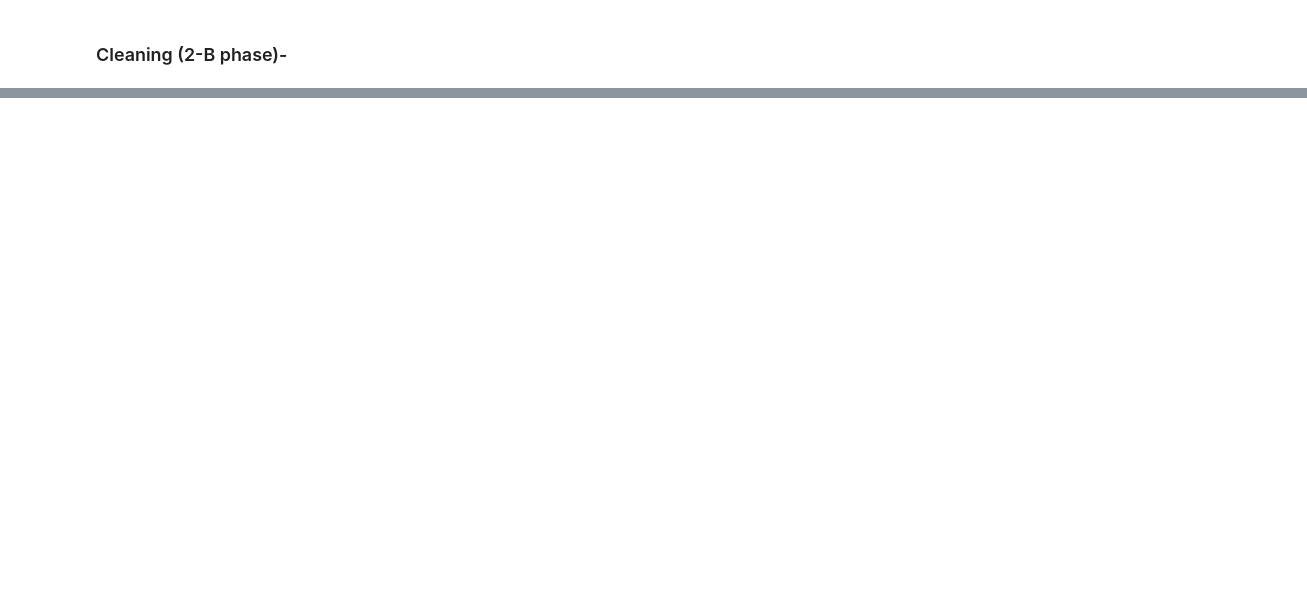
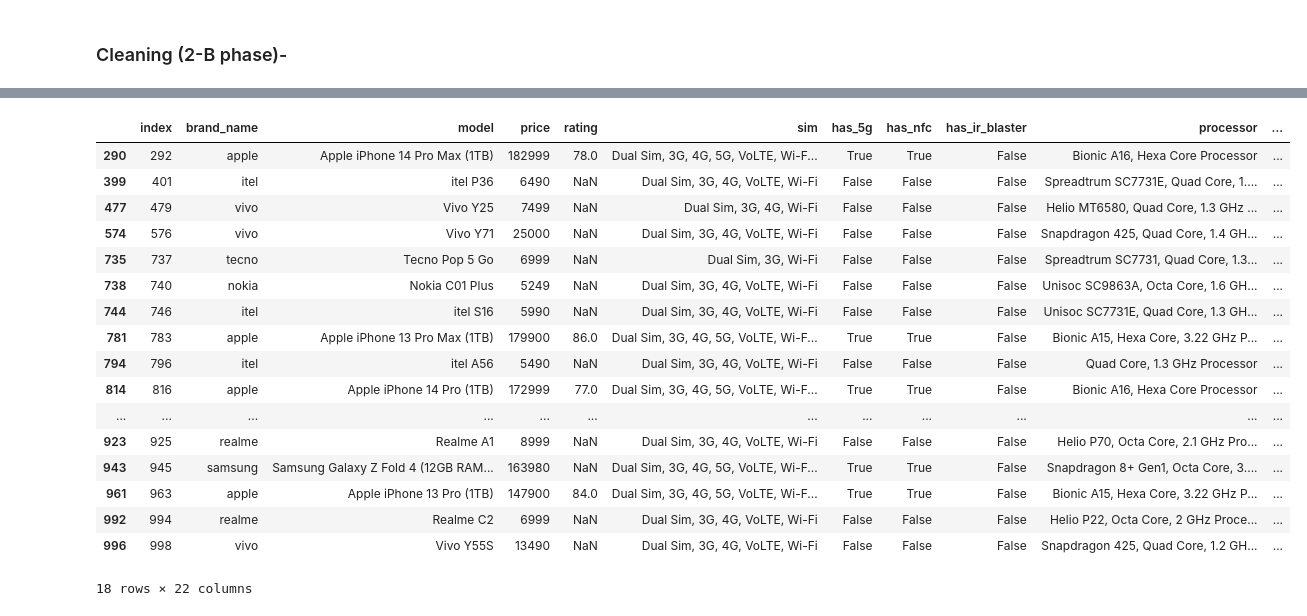
Before and after one commit to white-arrow10/smartphones, a Jupyter notebook: data_cleaning.ipynb, the cells around one changed output, grey strips where cells are left out. Drawn from its saved outputs; the diff is of its cells as text; code cells hidden in the pictures; blank space fills up the shorter version.

```diff
--- a/data_cleaning.ipynb
+++ b/data_cleaning.ipynb
@@ -1389,0 +1494,4 @@ df1.sample(2)
+# %%
+df1.loc[[439,762],['ram_capacity']] = [4.0,4.0]
+# %%
+df1.loc[483,['ram_capacity','internal_memory']] = [12.0,'512']
@@ -1389,0 +1506,2 @@ df1.sample(2)
+# %%
+df1.drop([486,627], inplace = True)
@@ -1389,0 +1513,2 @@ df1.sample(2)
+# %%
+df1['internal_memory'] = df1['internal_memory'].astype(float)
@@ -1389,0 +1534,22 @@ df1.sample(2)
+# %%
+df1[df1['internal_memory'] < 32]
+# rest are fine, check out for 1 TB ones
+# %% [output]
+|  | index | brand_name | model | price | rating | sim | has_5g | has_nfc | has_ir_blaster | processor | ... |
+| 290 | 292 | apple | Apple iPhone 14 Pro Max (1TB) | 182999 | 78.0 | Dual Sim, 3G, 4G, 5G, VoLTE, Wi-F... | True | True | False | Bionic A16, Hexa Core Processor | ... |
+| 399 | 401 | itel | itel P36 | 6490 | NaN | Dual Sim, 3G, 4G, VoLTE, Wi-Fi | False | False | False | Spreadtrum SC7731E, Quad Core, 1.... | ... |
+| 477 | 479 | vivo | Vivo Y25 | 7499 | NaN | Dual Sim, 3G, 4G, Wi-Fi | False | False | False | Helio MT6580, Quad Core, 1.3 GHz ... | ... |
+| 574 | 576 | vivo | Vivo Y71 | 25000 | NaN | Dual Sim, 3G, 4G, VoLTE, Wi-Fi | False | False | False | Snapdragon 425, Quad Core, 1.4 GH... | ... |
+| 735 | 737 | tecno | Tecno Pop 5 Go | 6999 | NaN | Dual Sim, 3G, Wi-Fi | False | False | False | Spreadtrum SC7731, Quad Core, 1.3... | ... |
+| 738 | 740 | nokia | Nokia C01 Plus | 5249 | NaN | Dual Sim, 3G, 4G, VoLTE, Wi-Fi | False | False | False | Unisoc SC9863A, Octa Core, 1.6 GH... | ... |
+| 744 | 746 | itel | itel S16 | 5990 | NaN | Dual Sim, 3G, 4G, VoLTE, Wi-Fi | False | False | False | Unisoc SC7731E, Quad Core, 1.3 GH... | ... |
+| 781 | 783 | apple | Apple iPhone 13 Pro Max (1TB) | 179900 | 86.0 | Dual Sim, 3G, 4G, 5G, VoLTE, Wi-F... | True | True | False | Bionic A15, Hexa Core, 3.22 GHz P... | ... |
+| 794 | 796 | itel | itel A56 | 5490 | NaN | Dual Sim, 3G, 4G, VoLTE, Wi-Fi | False | False | False | Quad Core, 1.3 GHz Processor | ... |
+| 814 | 816 | apple | Apple iPhone 14 Pro (1TB) | 172999 | 77.0 | Dual Sim, 3G, 4G, 5G, VoLTE, Wi-F... | True | True | False | Bionic A16, Hexa Core Processor | ... |
+| ... | ... | ... | ... | ... | ... | ... | ... | ... | ... | ... | ... |
+| 923 | 925 | realme | Realme A1 | 8999 | NaN | Dual Sim, 3G, 4G, VoLTE, Wi-Fi | False | False | False | Helio P70, Octa Core, 2.1 GHz Pro... | ... |
+| 943 | 945 | samsung | Samsung Galaxy Z Fold 4 (12GB RAM... | 163980 | NaN | Dual Sim, 3G, 4G, 5G, VoLTE, Wi-F... | True | True | False | Snapdragon 8+ Gen1, Octa Core, 3.... | ... |
+| 961 | 963 | apple | Apple iPhone 13 Pro (1TB) | 147900 | 84.0 | Dual Sim, 3G, 4G, 5G, VoLTE, Wi-F... | True | True | False | Bionic A15, Hexa Core, 3.22 GHz P... | ... |
+| 992 | 994 | realme | Realme C2 | 6999 | NaN | Dual Sim, 3G, 4G, VoLTE, Wi-Fi | False | False | False | Helio P22, Octa Core, 2 GHz Proce... | ... |
+| 996 | 998 | vivo | Vivo Y55S | 13490 | NaN | Dual Sim, 3G, 4G, VoLTE, Wi-Fi | False | False | False | Snapdragon 425, Quad Core, 1.2 GH... | ... |
+18 rows × 22 columns
```
Also changed, not shown: parts of 36 cells of this notebook.
